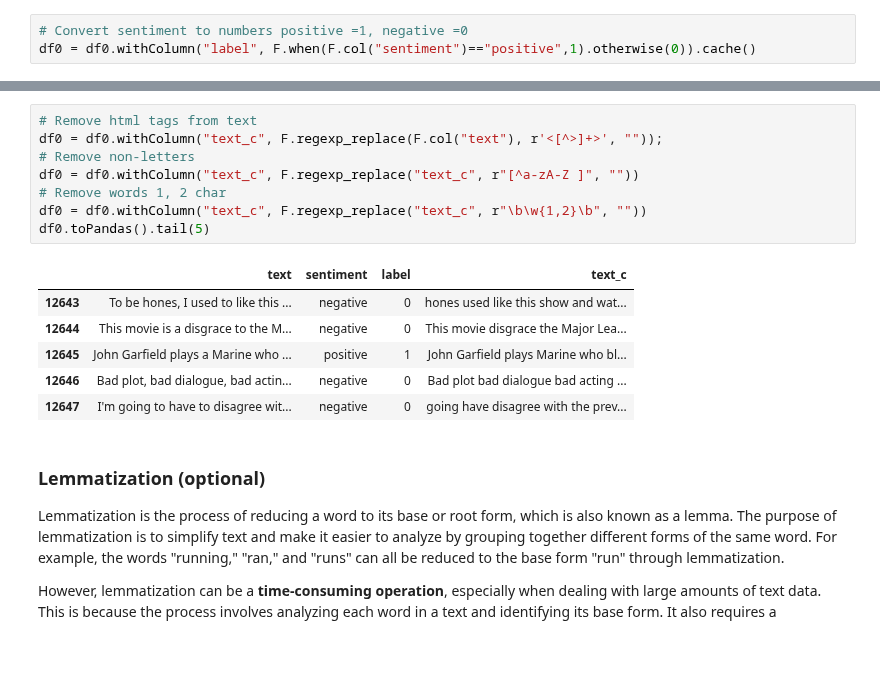
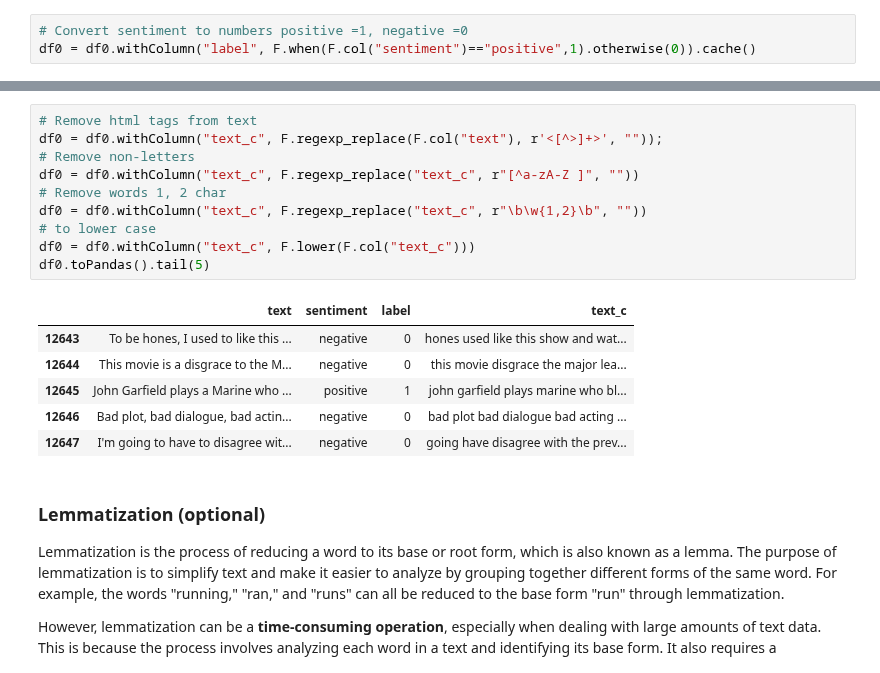
Before and after one commit to trajanov/BigDataAnalytics, a Jupyter notebook: Notebooks/Spark-Example-23-Mllib-Sentiment Model.ipynb, the cells around one changed output, grey strips where cells are left out. Drawn from its saved outputs; the diff is of its cells as text.

```diff
--- a/Notebooks/Spark-Example-23-Mllib-Sentiment Model.ipynb
+++ b/Notebooks/Spark-Example-23-Mllib-Sentiment Model.ipynb
@@ -64,17 +64,19 @@ only showing top 10 rows
 # %%
 # Remove html tags from text
 df0 = df0.withColumn("text_c", F.regexp_replace(F.col("text"), r'<[^>]+>', ""));
 # Remove non-letters
 df0 = df0.withColumn("text_c", F.regexp_replace("text_c", r"[^a-zA-Z ]", ""))
 # Remove words 1, 2 char
 df0 = df0.withColumn("text_c", F.regexp_replace("text_c", r"\b\w{1,2}\b", ""))
+# to lower case
+df0 = df0.withColumn("text_c", F.lower(F.col("text_c")))
 df0.toPandas().tail(5)
 # %% [output]
 |  | text | sentiment | label | text_c |
 | 12643 | To be hones, I used to like this ... | negative | 0 | hones used like this show and wat... |
-| 12644 | This movie is a disgrace to the M... | negative | 0 | This movie disgrace the Major Lea... |
-| 12645 | John Garfield plays a Marine who ... | positive | 1 | John Garfield plays Marine who bl... |
-| 12646 | Bad plot, bad dialogue, bad actin... | negative | 0 | Bad plot bad dialogue bad acting ... |
+| 12644 | This movie is a disgrace to the M... | negative | 0 | this movie disgrace the major lea... |
+| 12645 | John Garfield plays a Marine who ... | positive | 1 | john garfield plays marine who bl... |
+| 12646 | Bad plot, bad dialogue, bad actin... | negative | 0 | bad plot bad dialogue bad acting ... |
 | 12647 | I'm going to have to disagree wit... | negative | 0 | going have disagree with the prev... |
 # %% [markdown]
 ### Lemmatization (optional)
```
Also changed, not shown: parts of 13 cells of this notebook, 4 other files.
